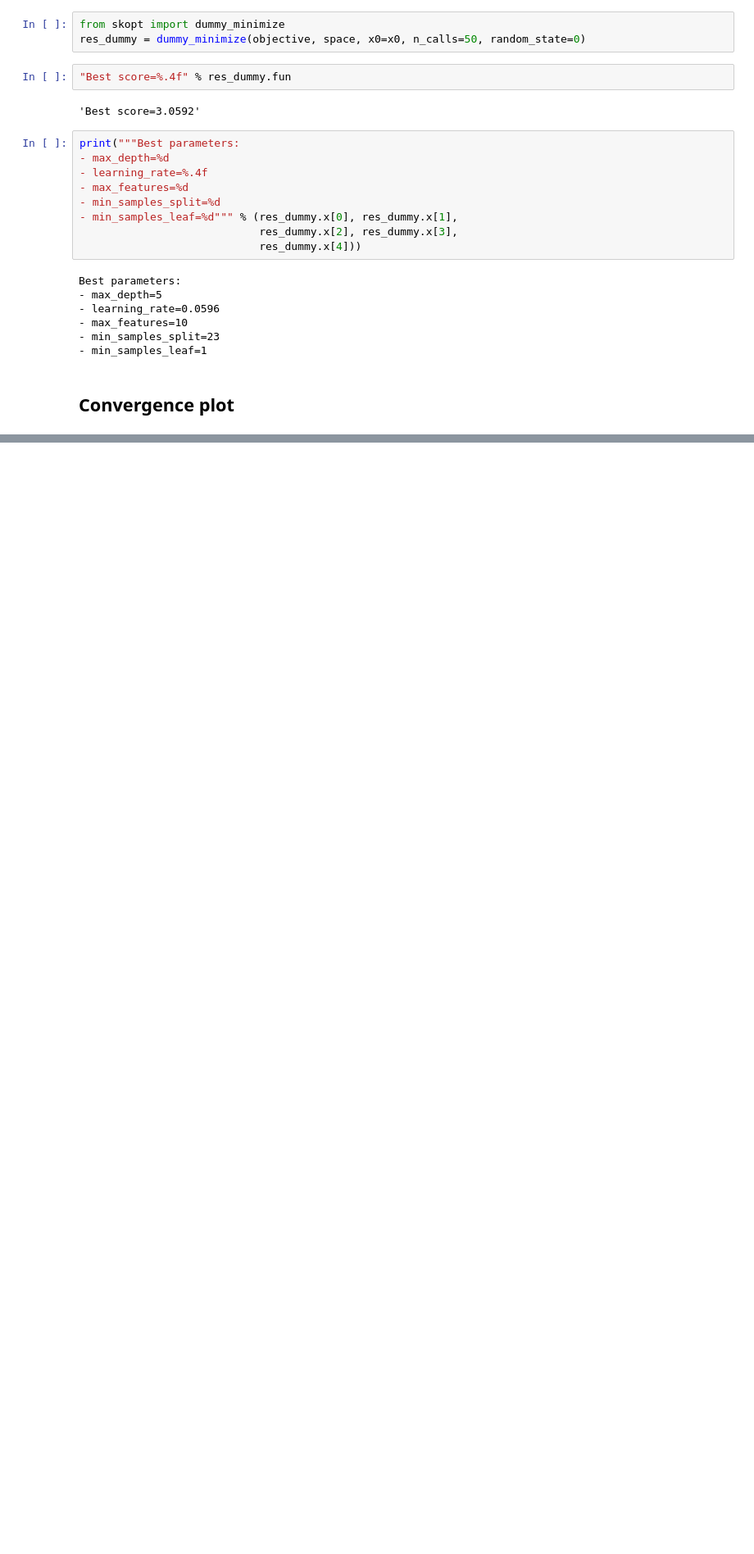
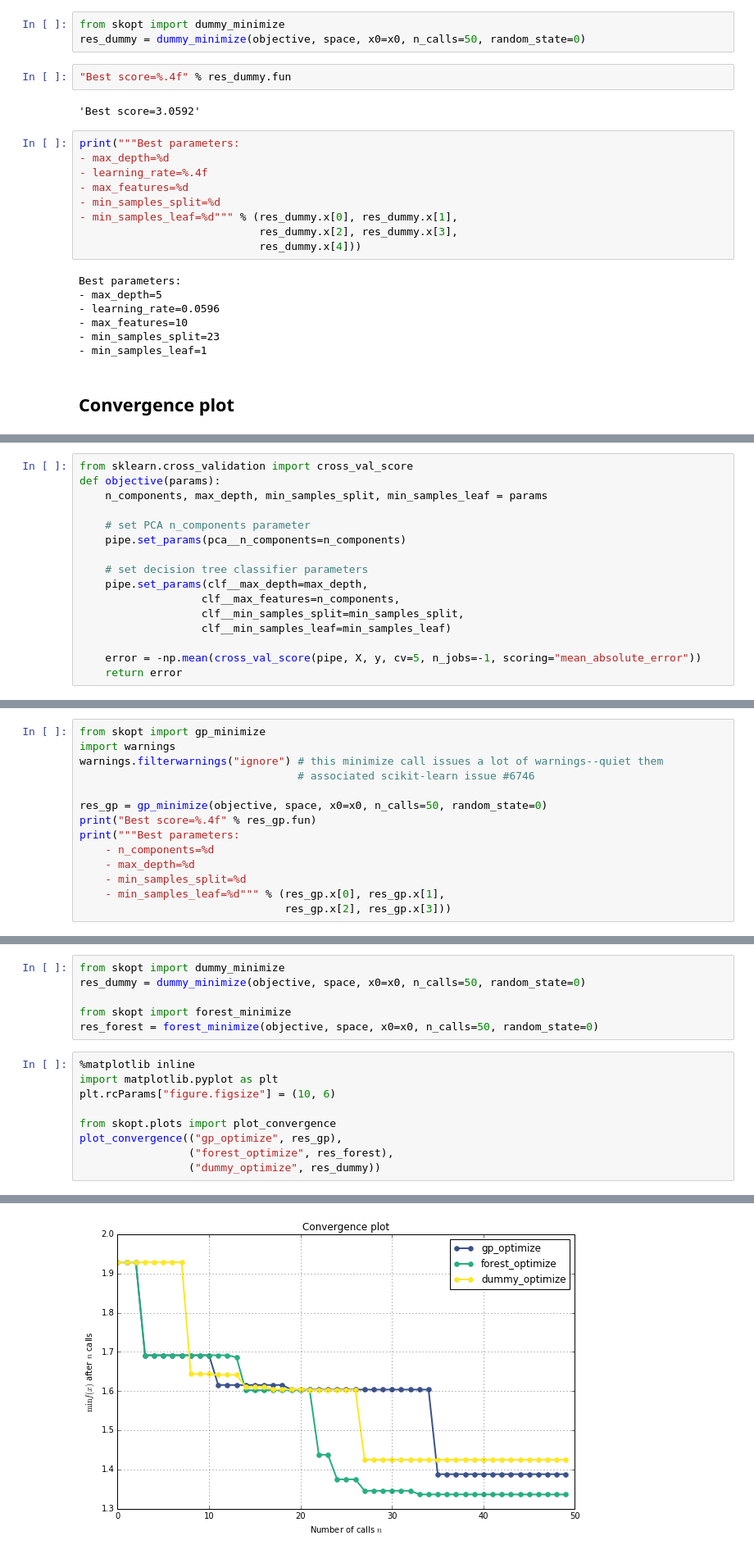
Before and after one commit to scikit-optimize/scikit-optimize, a Jupyter notebook: examples/hyperparameter-optimization.ipynb, the cells around one changed output, grey strips where cells are left out. Shown: that part at 82% size. Saved outputs shown, nothing was run; the diff lists cells and outputs as text; blank space fills up the shorter version.

```diff
--- a/examples/hyperparameter-optimization.ipynb
+++ b/examples/hyperparameter-optimization.ipynb
@@ -133,0 +170,16 @@ plot_convergence(("gp_optimize", res_gp),
+# %%
+from sklearn.cross_validation import cross_val_score
+def objective(params):
+    n_components, max_depth, min_samples_split, min_samples_leaf = params
+
+    # set PCA n_components parameter
+    pipe.set_params(pca__n_components=n_components)
+
+    # set decision tree classifier parameters
+    pipe.set_params(clf__max_depth=max_depth,
+                   clf__max_features=n_components,
+                   clf__min_samples_split=min_samples_split,
+                   clf__min_samples_leaf=min_samples_leaf)
+
+    error = -np.mean(cross_val_score(pipe, X, y, cv=5, n_jobs=-1, scoring="mean_absolute_error"))
+    return error
@@ -133,0 +188,14 @@ plot_convergence(("gp_optimize", res_gp),
+# %%
+from skopt import gp_minimize
+import warnings
+warnings.filterwarnings("ignore") # this minimize call issues a lot of warnings--quiet them
+                                  # associated scikit-learn issue #6746
+
+res_gp = gp_minimize(objective, space, x0=x0, n_calls=50, random_state=0)
+print("Best score=%.4f" % res_gp.fun)
+print("""Best parameters:
+    - n_components=%d
+    - max_depth=%d
+    - min_samples_split=%d
+    - min_samples_leaf=%d""" % (res_gp.x[0], res_gp.x[1],
+                                res_gp.x[2], res_gp.x[3]))
@@ -133,0 +211,16 @@ plot_convergence(("gp_optimize", res_gp),
+# %%
+from skopt import dummy_minimize
+res_dummy = dummy_minimize(objective, space, x0=x0, n_calls=50, random_state=0)
+
+from skopt import forest_minimize
+res_forest = forest_minimize(objective, space, x0=x0, n_calls=50, random_state=0)
+# %%
+%matplotlib inline
+import matplotlib.pyplot as plt
+plt.rcParams["figure.figsize"] = (10, 6)
+
+from skopt.plots import plot_convergence
+plot_convergence(("gp_optimize", res_gp),
+                 ("forest_optimize", res_forest),
+                 ("dummy_optimize", res_dummy))
+# %% [output]
@@ -133,0 +228 @@ plot_convergence(("gp_optimize", res_gp),
+[figure, added]
```
Also changed, not shown: parts of 12 cells of this notebook, 1 other file.
